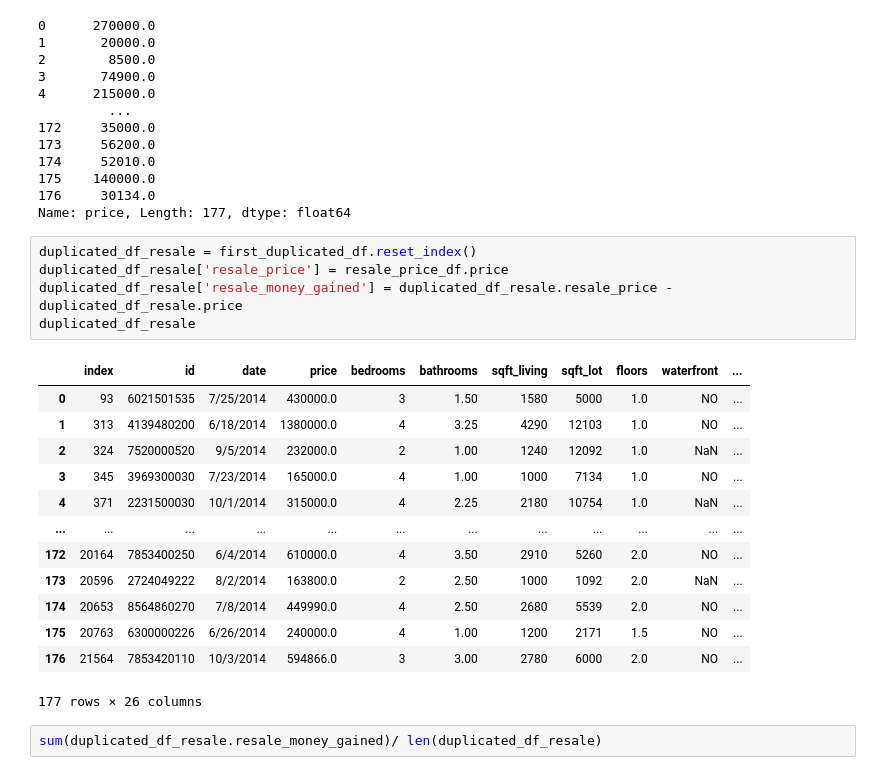
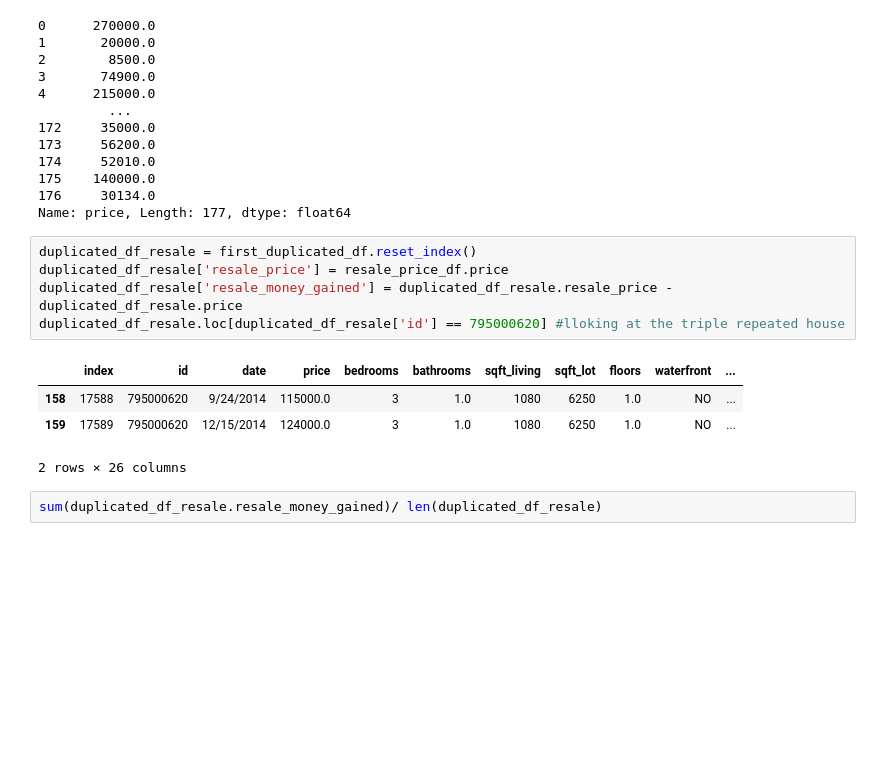
Before and after one commit to hanis-z/King-County-Millenial-homeowner-program, a Jupyter notebook: individualNotebooks/Kyle notebook.ipynb, the cells around one changed output. Saved outputs shown, nothing was run; the diff lists cells and outputs as text; blank space fills up the shorter version.

Commit message:
looked into resale further

```diff
--- a/individualNotebooks/Kyle notebook.ipynb
+++ b/individualNotebooks/Kyle notebook.ipynb
@@ -331,22 +323,13 @@ Name: price, Length: 177, dtype: float64
 # %%
 duplicated_df_resale = first_duplicated_df.reset_index()
 duplicated_df_resale['resale_price'] = resale_price_df.price
 duplicated_df_resale['resale_money_gained'] = duplicated_df_resale.resale_price - duplicated_df_resale.price
-duplicated_df_resale
+duplicated_df_resale.loc[duplicated_df_resale['id'] == 795000620] #lloking at the triple repeated house
 # %% [output]
 |  | index | id | date | price | bedrooms | bathrooms | sqft_living | sqft_lot | floors | waterfront | ... |
-| 0 | 93 | 6021501535 | 7/25/2014 | 430000.0 | 3 | 1.50 | 1580 | 5000 | 1.0 | NO | ... |
-| 1 | 313 | 4139480200 | 6/18/2014 | 1380000.0 | 4 | 3.25 | 4290 | 12103 | 1.0 | NO | ... |
-| 2 | 324 | 7520000520 | 9/5/2014 | 232000.0 | 2 | 1.00 | 1240 | 12092 | 1.0 | NaN | ... |
-| 3 | 345 | 3969300030 | 7/23/2014 | 165000.0 | 4 | 1.00 | 1000 | 7134 | 1.0 | NO | ... |
-| 4 | 371 | 2231500030 | 10/1/2014 | 315000.0 | 4 | 2.25 | 2180 | 10754 | 1.0 | NaN | ... |
-| ... | ... | ... | ... | ... | ... | ... | ... | ... | ... | ... | ... |
-| 172 | 20164 | 7853400250 | 6/4/2014 | 610000.0 | 4 | 3.50 | 2910 | 5260 | 2.0 | NO | ... |
-| 173 | 20596 | 2724049222 | 8/2/2014 | 163800.0 | 2 | 2.50 | 1000 | 1092 | 2.0 | NaN | ... |
-| 174 | 20653 | 8564860270 | 7/8/2014 | 449990.0 | 4 | 2.50 | 2680 | 5539 | 2.0 | NO | ... |
-| 175 | 20763 | 6300000226 | 6/26/2014 | 240000.0 | 4 | 1.00 | 1200 | 2171 | 1.5 | NO | ... |
-| 176 | 21564 | 7853420110 | 10/3/2014 | 594866.0 | 3 | 3.00 | 2780 | 6000 | 2.0 | NO | ... |
+| 158 | 17588 | 795000620 | 9/24/2014 | 115000.0 | 3 | 1.0 | 1080 | 6250 | 1.0 | NO | ... |
+| 159 | 17589 | 795000620 | 12/15/2014 | 124000.0 | 3 | 1.0 | 1080 | 6250 | 1.0 | NO | ... |
-177 rows × 26 columns
+2 rows × 26 columns
 # %%
 sum(duplicated_df_resale.resale_money_gained)/ len(duplicated_df_resale)
 # %% [output]
```
Also changed, not shown: parts of 6 cells of this notebook.
